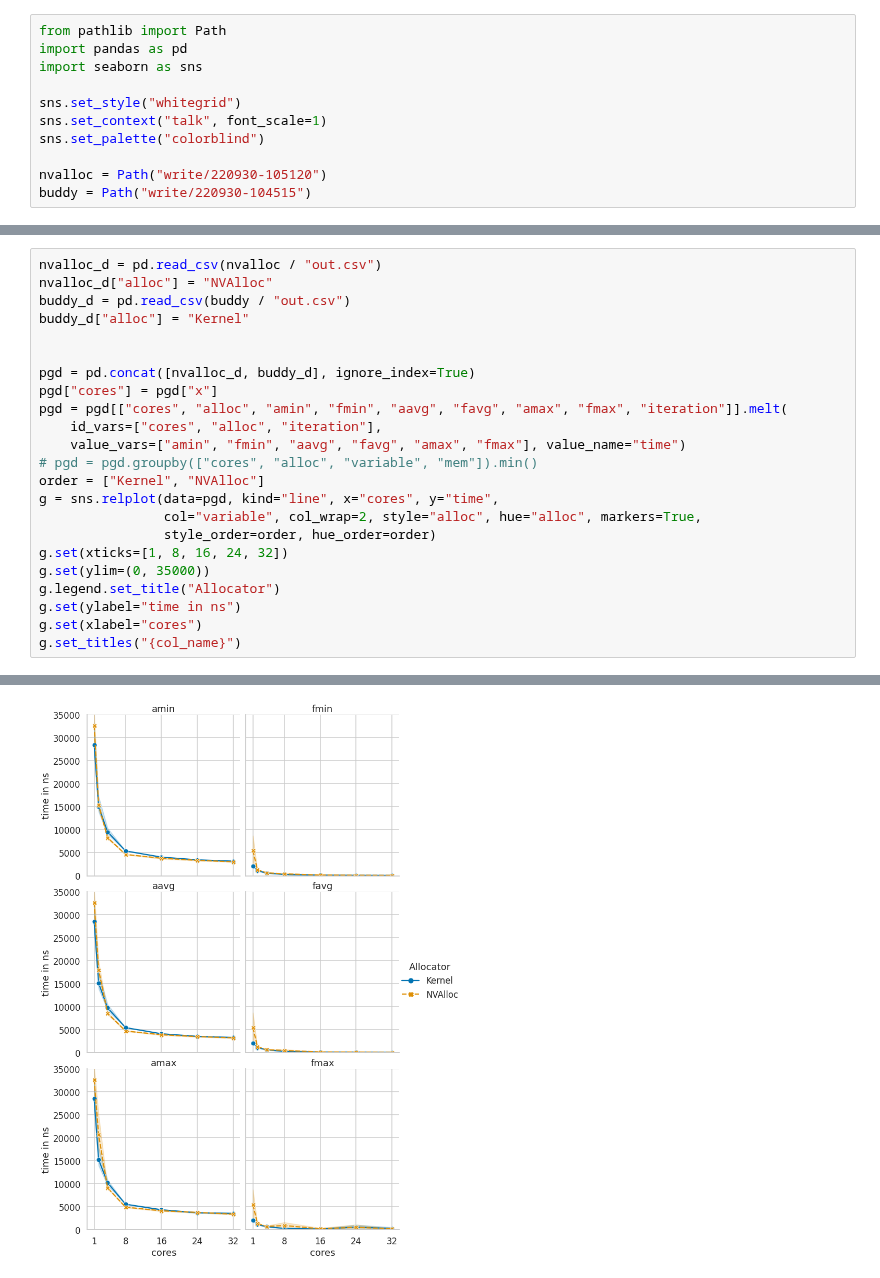
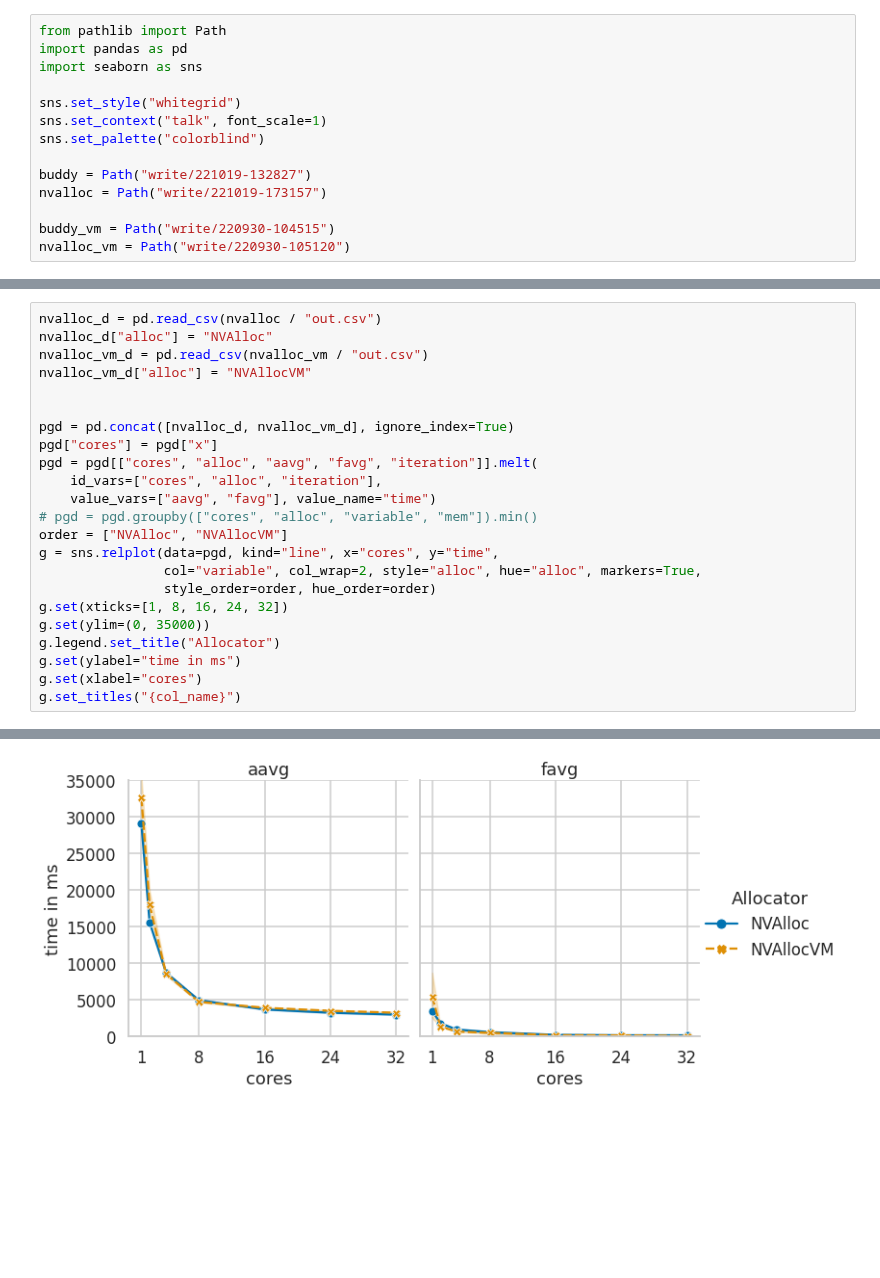
Before and after one commit to luhsra/llfree-bench, a Jupyter notebook: write.ipynb, the cells around one changed output, grey strips where cells are left out. Saved outputs shown, nothing was run; the diff lists cells and outputs as text; blank space fills up the shorter version.

```diff
--- a/write.ipynb
+++ b/write.ipynb
@@ -7,5 +7,8 @@ sns.set_style("whitegrid")
 sns.set_context("talk", font_scale=1)
 sns.set_palette("colorblind")
 
-nvalloc = Path("write/220930-105120")
-buddy = Path("write/220930-104515")
+buddy = Path("write/221019-132827")
+nvalloc = Path("write/221019-173157")
+
+buddy_vm = Path("write/220930-104515")
+nvalloc_vm = Path("write/220930-105120")
@@ -12,26 +132,26 @@ buddy = Path("write/220930-104515")
 # %%
 nvalloc_d = pd.read_csv(nvalloc / "out.csv")
 nvalloc_d["alloc"] = "NVAlloc"
-buddy_d = pd.read_csv(buddy / "out.csv")
-buddy_d["alloc"] = "Kernel"
+nvalloc_vm_d = pd.read_csv(nvalloc_vm / "out.csv")
+nvalloc_vm_d["alloc"] = "NVAllocVM"
 
 
-pgd = pd.concat([nvalloc_d, buddy_d], ignore_index=True)
+pgd = pd.concat([nvalloc_d, nvalloc_vm_d], ignore_index=True)
 pgd["cores"] = pgd["x"]
-pgd = pgd[["cores", "alloc", "amin", "fmin", "aavg", "favg", "amax", "fmax", "iteration"]].melt(
+pgd = pgd[["cores", "alloc", "aavg", "favg", "iteration"]].melt(
     id_vars=["cores", "alloc", "iteration"],
-    value_vars=["amin", "fmin", "aavg", "favg", "amax", "fmax"], value_name="time")
+    value_vars=["aavg", "favg"], value_name="time")
 # pgd = pgd.groupby(["cores", "alloc", "variable", "mem"]).min()
-order = ["Kernel", "NVAlloc"]
+order = ["NVAlloc", "NVAllocVM"]
 g = sns.relplot(data=pgd, kind="line", x="cores", y="time",
                 col="variable", col_wrap=2, style="alloc", hue="alloc", markers=True,
                 style_order=order, hue_order=order)
 g.set(xticks=[1, 8, 16, 24, 32])
 g.set(ylim=(0, 35000))
 g.legend.set_title("Allocator")
-g.set(ylabel="time in ns")
+g.set(ylabel="time in ms")
 g.set(xlabel="cores")
 g.set_titles("{col_name}")
 # %% [output]
 <seaborn.axisgrid.FacetGrid at 0x...>
-[figure, old version]
+[figure, new version]
```
Also changed, not shown: parts of 7 cells of this notebook, 15 other files.
